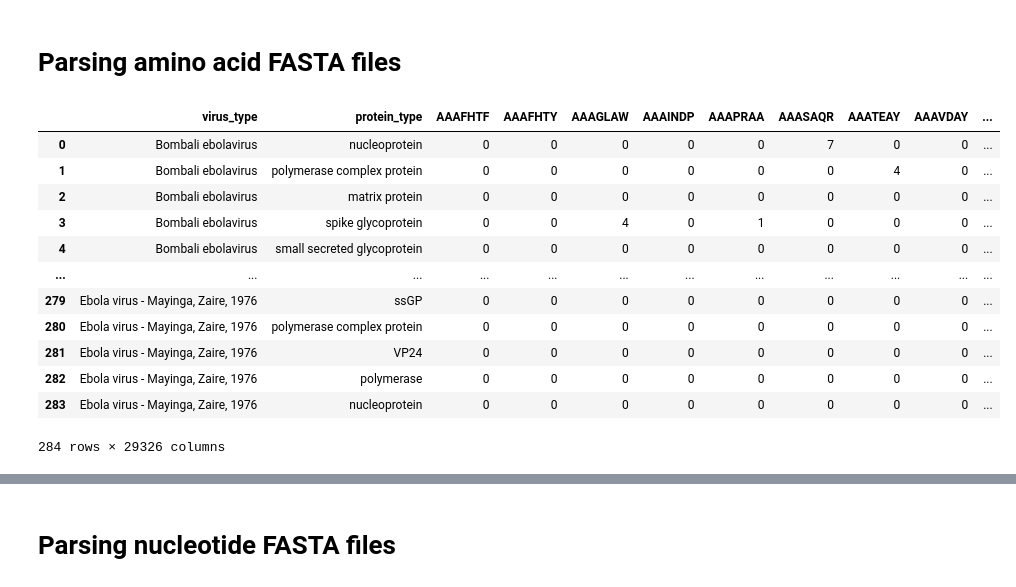
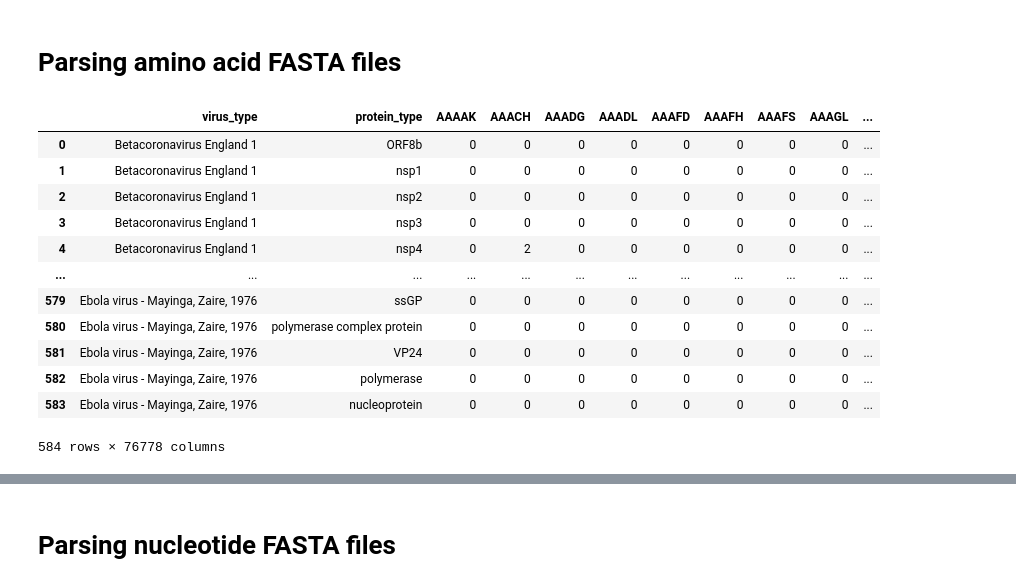
Before and after one commit to ivamilutinovic/data-mining-project, a Jupyter notebook: parsing-fasta.ipynb, the cells around one changed output, grey strips where cells are left out. Drawn from its saved outputs; the diff is of its cells as text; code cells hidden in the pictures.

```diff
--- a/parsing-fasta.ipynb
+++ b/parsing-fasta.ipynb
@@ -41,12 +43,12 @@ def compute_ngrams(sequence, n, is_amino_acid=True):
     return [sequence[i:i+n] for i in range(len(sequence) - n + 1)
             if not any(char in ambiguous_characters for char in sequence[i:i+n])]
 # %%
-def generate_ngram_matrix_amino_acid(fasta_path, n):
+def generate_ngram_matrix_amino_acid(fasta_paths, n):
     """
-    Generate an n-gram frequency matrix for clustering, organized by virus and protein type.
+    Generate n-gram frequency matrix from multiple FASTA files, organized by virus and protein type.
     Returns a pandas DataFrame with proteins as rows and n-grams as columns.
     """
-    sequences = parse_fasta_amino_acid(fasta_path)
+    sequences = parse_fasta_amino_acid(fasta_paths)
     ngram_counts = defaultdict(Counter)  # {protein_identifier: Counter of n-grams}
     protein_identifiers = []  # List of unique identifiers for clustering
 
@@ -79,23 +81,23 @@ def generate_ngram_matrix_amino_acid(fasta_path, n):
 
     return ngram_matrix
 # %%
-fasta_file = "data/ebola-amino-acid.fasta"
-ns = [3, 5, 7]
+fasta_files = glob("data/*-amino-acid.fasta")
+ns = [3, 4, 5]
 for n in ns:
-    ngram_matrix = generate_ngram_matrix_amino_acid(fasta_file, n)
-    ngram_matrix.to_csv(f"csv_data/{n}gram_matrix_amino_acid_ebola.csv", index=False)
+    ngram_matrix = generate_ngram_matrix_amino_acid(fasta_files, n)
+    ngram_matrix.to_csv(f"csv_data/{n}gram_matrix_amino_acid_combined.csv", index=False)
 ngram_matrix
 # %% [output]
-|  | virus_type | protein_type | AAAFHTF | AAAFHTY | AAAGLAW | AAAINDP | AAAPRAA | AAASAQR | AAATEAY | AAAVDAY | ... |
-| 0 | Bombali ebolavirus | nucleoprotein | 0 | 0 | 0 | 0 | 0 | 7 | 0 | 0 | ... |
-| 1 | Bombali ebolavirus | polymerase complex protein | 0 | 0 | 0 | 0 | 0 | 0 | 4 | 0 | ... |
-| 2 | Bombali ebolavirus | matrix protein | 0 | 0 | 0 | 0 | 0 | 0 | 0 | 0 | ... |
-| 3 | Bombali ebolavirus | spike glycoprotein | 0 | 0 | 4 | 0 | 1 | 0 | 0 | 0 | ... |
-| 4 | Bombali ebolavirus | small secreted glycoprotein | 0 | 0 | 0 | 0 | 0 | 0 | 0 | 0 | ... |
+|  | virus_type | protein_type | AAAAK | AAACH | AAADG | AAADL | AAAFD | AAAFH | AAAFS | AAAGL | ... |
+| 0 | Betacoronavirus England 1 | ORF8b | 0 | 0 | 0 | 0 | 0 | 0 | 0 | 0 | ... |
+| 1 | Betacoronavirus England 1 | nsp1 | 0 | 0 | 0 | 0 | 0 | 0 | 0 | 0 | ... |
+| 2 | Betacoronavirus England 1 | nsp2 | 0 | 0 | 0 | 0 | 0 | 0 | 0 | 0 | ... |
+| 3 | Betacoronavirus England 1 | nsp3 | 0 | 0 | 0 | 0 | 0 | 0 | 0 | 0 | ... |
+| 4 | Betacoronavirus England 1 | nsp4 | 0 | 2 | 0 | 0 | 0 | 0 | 0 | 0 | ... |
 | ... | ... | ... | ... | ... | ... | ... | ... | ... | ... | ... | ... |
-| 279 | Ebola virus - Mayinga, Zaire, 1976 | ssGP | 0 | 0 | 0 | 0 | 0 | 0 | 0 | 0 | ... |
-| 280 | Ebola virus - Mayinga, Zaire, 1976 | polymerase complex protein | 0 | 0 | 0 | 0 | 0 | 0 | 0 | 0 | ... |
-| 281 | Ebola virus - Mayinga, Zaire, 1976 | VP24 | 0 | 0 | 0 | 0 | 0 | 0 | 0 | 0 | ... |
-| 282 | Ebola virus - Mayinga, Zaire, 1976 | polymerase | 0 | 0 | 0 | 0 | 0 | 0 | 0 | 0 | ... |
-| 283 | Ebola virus - Mayinga, Zaire, 1976 | nucleoprotein | 0 | 0 | 0 | 0 | 0 | 0 | 0 | 0 | ... |
+| 579 | Ebola virus - Mayinga, Zaire, 1976 | ssGP | 0 | 0 | 0 | 0 | 0 | 0 | 0 | 0 | ... |
+| 580 | Ebola virus - Mayinga, Zaire, 1976 | polymerase complex protein | 0 | 0 | 0 | 0 | 0 | 0 | 0 | 0 | ... |
+| 581 | Ebola virus - Mayinga, Zaire, 1976 | VP24 | 0 | 0 | 0 | 0 | 0 | 0 | 0 | 0 | ... |
+| 582 | Ebola virus - Mayinga, Zaire, 1976 | polymerase | 0 | 0 | 0 | 0 | 0 | 0 | 0 | 0 | ... |
+| 583 | Ebola virus - Mayinga, Zaire, 1976 | nucleoprotein | 0 | 0 | 0 | 0 | 0 | 0 | 0 | 0 | ... |
-284 rows × 29326 columns
+584 rows × 76778 columns
```
Also changed, not shown: parts of 10 cells of this notebook, 31 other files.
